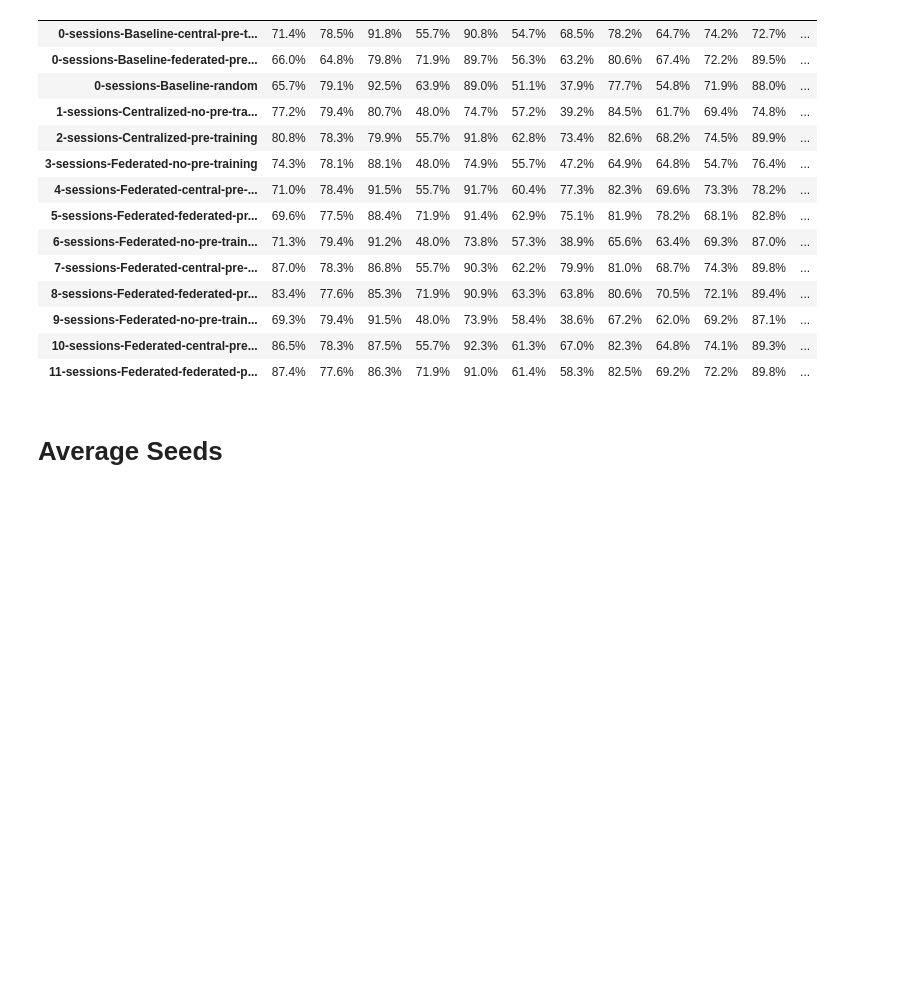
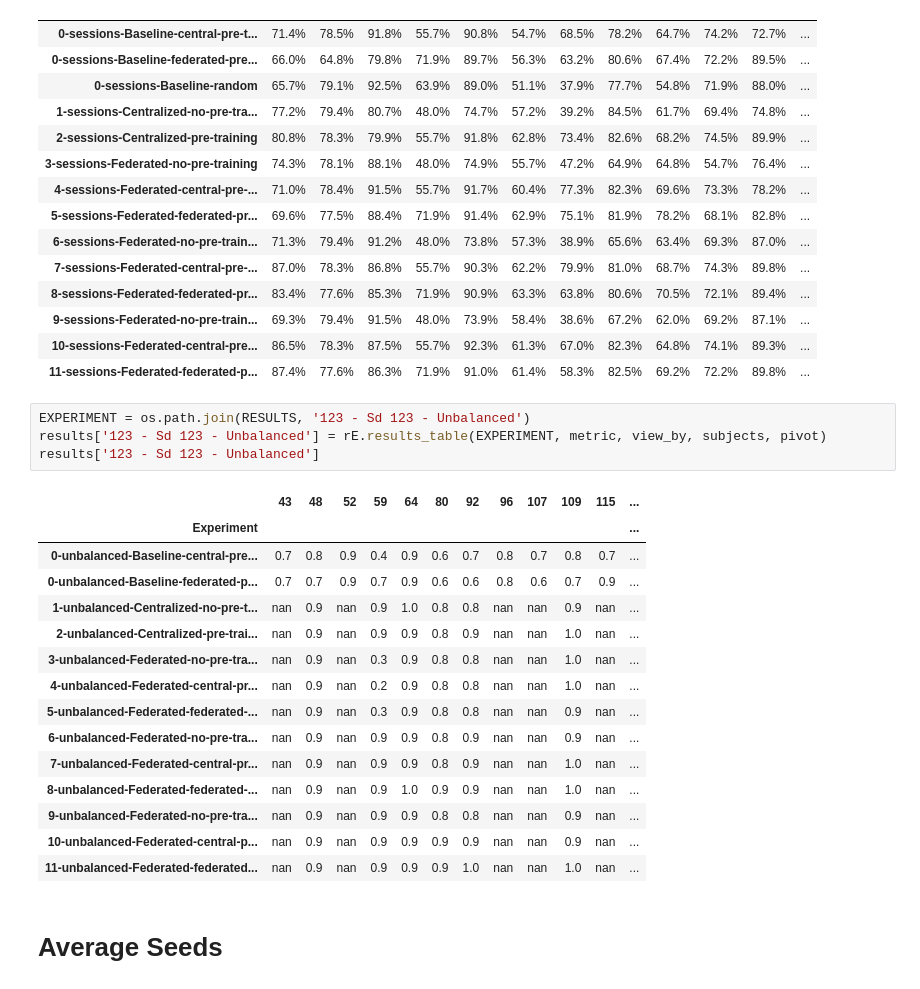
Before and after one commit to ntobis/federated-machine-learning, a Jupyter notebook: Notebooks/Table Preparation.ipynb, the cells around one changed output. Cells and saved outputs as stored; diff of their text form; blank space fills up the shorter version.

```diff
--- a/Notebooks/Table Preparation.ipynb
+++ b/Notebooks/Table Preparation.ipynb
@@ -351,6 +351,26 @@ results['Seed 132']
 | 9-sessions-Federated-no-pre-train... | 69.3% | 79.4% | 91.5% | 48.0% | 73.9% | 58.4% | 38.6% | 67.2% | 62.0% | 69.2% | 87.1% | ... |
 | 10-sessions-Federated-central-pre... | 86.5% | 78.3% | 87.5% | 55.7% | 92.3% | 61.3% | 67.0% | 82.3% | 64.8% | 74.1% | 89.3% | ... |
 | 11-sessions-Federated-federated-p... | 87.4% | 77.6% | 86.3% | 71.9% | 91.0% | 61.4% | 58.3% | 82.5% | 69.2% | 72.2% | 89.8% | ... |
+# %%
+EXPERIMENT = os.path.join(RESULTS, '123 - Sd 123 - Unbalanced')
+results['123 - Sd 123 - Unbalanced'] = rE.results_table(EXPERIMENT, metric, view_by, subjects, pivot)
+results['123 - Sd 123 - Unbalanced']
+# %% [output]
+|  | 43 | 48 | 52 | 59 | 64 | 80 | 92 | 96 | 107 | 109 | 115 | ... |
+| Experiment |  |  |  |  |  |  |  |  |  |  |  | ... |
+| 0-unbalanced-Baseline-central-pre... | 0.7 | 0.8 | 0.9 | 0.4 | 0.9 | 0.6 | 0.7 | 0.8 | 0.7 | 0.8 | 0.7 | ... |
+| 0-unbalanced-Baseline-federated-p... | 0.7 | 0.7 | 0.9 | 0.7 | 0.9 | 0.6 | 0.6 | 0.8 | 0.6 | 0.7 | 0.9 | ... |
+| 1-unbalanced-Centralized-no-pre-t... | nan | 0.9 | nan | 0.9 | 1.0 | 0.8 | 0.8 | nan | nan | 0.9 | nan | ... |
+| 2-unbalanced-Centralized-pre-trai... | nan | 0.9 | nan | 0.9 | 0.9 | 0.8 | 0.9 | nan | nan | 1.0 | nan | ... |
+| 3-unbalanced-Federated-no-pre-tra... | nan | 0.9 | nan | 0.3 | 0.9 | 0.8 | 0.8 | nan | nan | 1.0 | nan | ... |
+| 4-unbalanced-Federated-central-pr... | nan | 0.9 | nan | 0.2 | 0.9 | 0.8 | 0.8 | nan | nan | 1.0 | nan | ... |
+| 5-unbalanced-Federated-federated-... | nan | 0.9 | nan | 0.3 | 0.9 | 0.8 | 0.8 | nan | nan | 0.9 | nan | ... |
+| 6-unbalanced-Federated-no-pre-tra... | nan | 0.9 | nan | 0.9 | 0.9 | 0.8 | 0.9 | nan | nan | 0.9 | nan | ... |
+| 7-unbalanced-Federated-central-pr... | nan | 0.9 | nan | 0.9 | 0.9 | 0.8 | 0.9 | nan | nan | 1.0 | nan | ... |
+| 8-unbalanced-Federated-federated-... | nan | 0.9 | nan | 0.9 | 1.0 | 0.9 | 0.9 | nan | nan | 1.0 | nan | ... |
+| 9-unbalanced-Federated-no-pre-tra... | nan | 0.9 | nan | 0.9 | 0.9 | 0.8 | 0.8 | nan | nan | 0.9 | nan | ... |
+| 10-unbalanced-Federated-central-p... | nan | 0.9 | nan | 0.9 | 0.9 | 0.9 | 0.9 | nan | nan | 0.9 | nan | ... |
+| 11-unbalanced-Federated-federated... | nan | 0.9 | nan | 0.9 | 0.9 | 0.9 | 1.0 | nan | nan | 1.0 | nan | ... |
 # %% [markdown]
 # Average Seeds
 # %%
```
Also changed, not shown: 2 other files.
